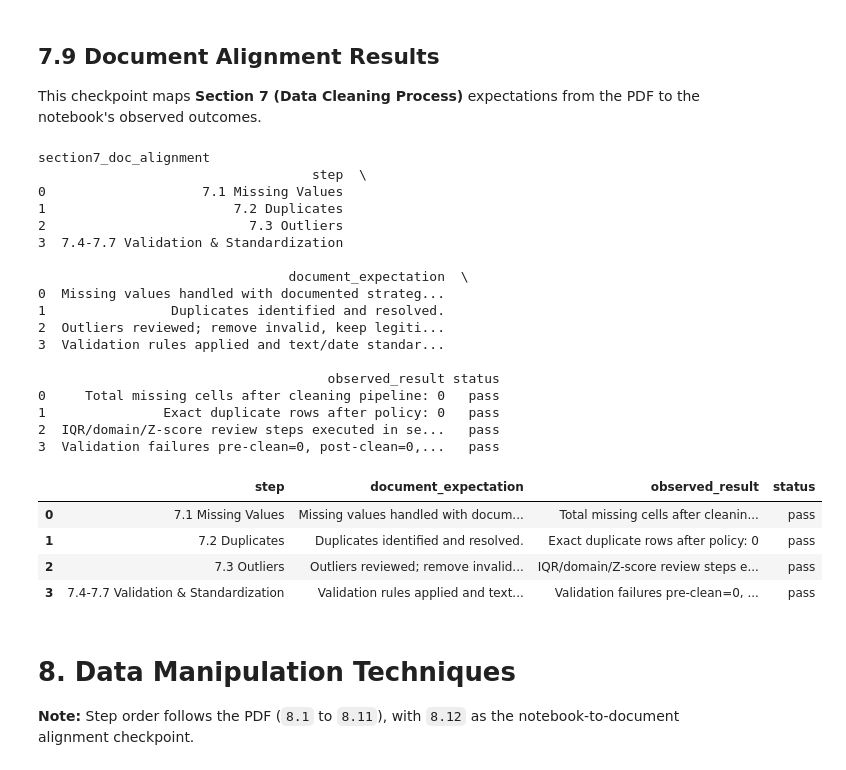
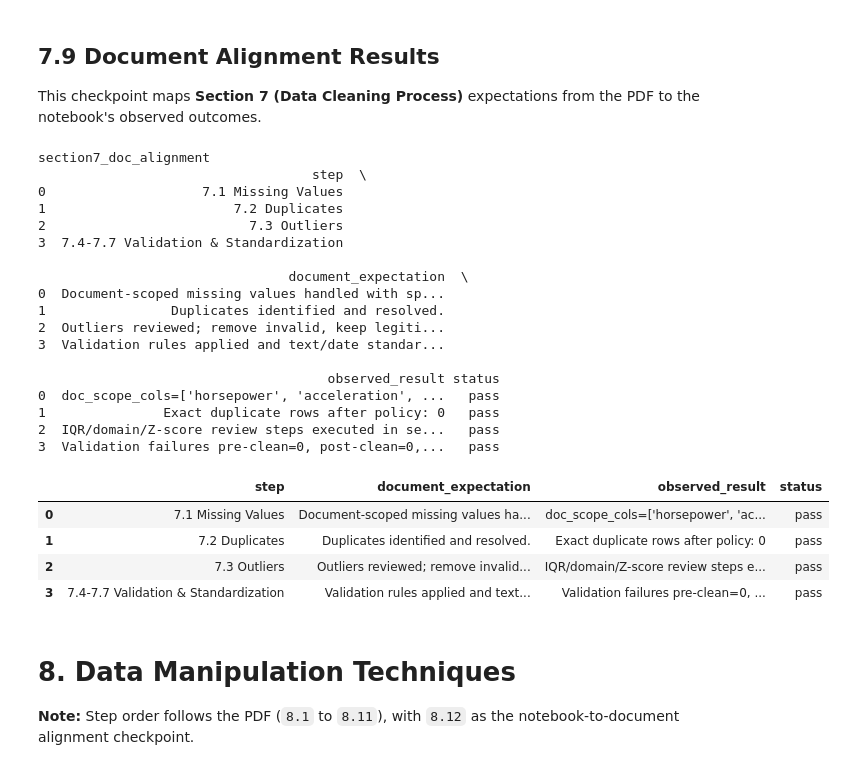
Before and after one commit to khanrajesh/mpg-predictor, a Jupyter notebook: src/train/idea.ipynb, the cells around one changed output. Cells and saved outputs as stored; diff of their text form; code cells hidden in the pictures.

```diff
--- a/src/train/idea.ipynb
+++ b/src/train/idea.ipynb
@@ -36,11 +36,7 @@ from xgboost import XGBRegressor as SGBRegressor
 **Method:** Load and profile the source dataset before cleaning and modeling.
 **Reason:** Establish data provenance, schema, target behavior, time coverage, and quality baseline.
 # %%
-candidate_paths = [
-    Path("../../data/raw/automobile_data.csv"),
-    Path("data/raw/automobile_data.csv"),
-]
-data_path = next((p for p in candidate_paths if p.exists()), candidate_paths[0])
+data_path =Path("../../data/raw/automobile_data.csv")
 
 df = pd.read_csv(data_path)
 df.columns = df.columns.str.strip()
@@ -709,10 +694,6 @@ car_name_model_year_duplicates 461 (4.61% )
 **Method:** Remove exact duplicates and resolve conflicting duplicate groups.
 **Reason:** Keep one consistent representation per vehicle specification.
 # %%
-# Duplicate handling policy
-if "cleaning_log" not in globals():
-    cleaning_log = {}
-
 rows_before = len(df)
 
 # 1) Exact match: remove duplicate rows, keep first
@@ -1519,12 +1500,32 @@ validation_total_post = int(sum(validation_fail_counts_post.values()))
 missing_after_clean = int(df.isna().sum().sum())
 duplicates_after_clean = int(df.duplicated().sum())
 
+# Strict-document scope for Section 7.1 missing-value handling checks.
+doc_numeric_targets = [
+    c for c in ['horsepower', 'acceleration', 'drag_coefficient', 'frontal_area', 'top_speed', 'compression_ratio', 'num_gears']
+    if c in df.columns
+]
+doc_categorical_targets = [
+    c for c in ['fuel_system', 'transmission_type', 'engine_type']
+    if c in df.columns
+]
+doc_scope_cols = doc_numeric_targets + doc_categorical_targets
+
+if doc_scope_cols:
+    doc_scope_missing_total = int(df[doc_scope_cols].isna().sum().sum())
+else:
+    doc_scope_missing_total = np.nan
+
 section7_doc_alignment = pd.DataFrame([
     {
         'step': '7.1 Missing Values',
-        'document_expectation': 'Missing values handled with documented strategies.',
-        'observed_result': f'Total missing cells after cleaning pipeline: {missing_after_clean}',
-        'status': 'pass' if missing_after_clean == 0 else 'review',
+        'document_expectation': 'Document-scoped missing values handled with specified methods (median/regression/forward fill/KNN/mode/unknown).',
+        'observed_result': (
+            f'doc_scope_cols={doc_scope_cols}, '
+            f'doc_scope_missing_total={doc_scope_missing_total}, '
+            f'overall_missing_total={missing_after_clean}'
+        ),
+        'status': 'pass' if pd.notna(doc_scope_missing_total) and doc_scope_missing_total == 0 else 'review',
     },
     {
         'step': '7.2 Duplicates',
@@ -1543,36 +1544,36 @@ section7_doc_alignment = pd.DataFrame([
         'document_expectation': 'Validation rules applied and text/date standardized.',
         'observed_result': (
             f'Validation failures pre-clean={validation_total_pre}, '
             f'post-clean={validation_total_post}, displacement_mode={displacement_mode}'
         ),
         'status': 'pass' if validation_total_post == 0 else 'review',
     },
 ])
 
 print('section7_doc_alignment')
 print(section7_doc_alignment)
 section7_doc_alignment
 # %% [output]
 section7_doc_alignment
                                    step  \
 0                    7.1 Missing Values
 1                        7.2 Duplicates
 2                          7.3 Outliers
 3  7.4-7.7 Validation & Standardization
 
                                 document_expectation  \
-0  Missing values handled with documented strateg...
+0  Document-scoped missing values handled with sp...
 1                Duplicates identified and resolved.
 2  Outliers reviewed; remove invalid, keep legiti...
 3  Validation rules applied and text/date standar...
 
                                      observed_result status
-0     Total missing cells after cleaning pipeline: 0   pass
+0  doc_scope_cols=['horsepower', 'acceleration', ...   pass
 1               Exact duplicate rows after policy: 0   pass
 2  IQR/domain/Z-score review steps executed in se...   pass
 3  Validation failures pre-clean=0, post-clean=0,...   pass
 |  | step | document_expectation | observed_result | status |
-| 0 | 7.1 Missing Values | Missing values handled with docum... | Total missing cells after cleanin... | pass |
+| 0 | 7.1 Missing Values | Document-scoped missing values ha... | doc_scope_cols=['horsepower', 'ac... | pass |
 | 1 | 7.2 Duplicates | Duplicates identified and resolved. | Exact duplicate rows after policy: 0 | pass |
 | 2 | 7.3 Outliers | Outliers reviewed; remove invalid... | IQR/domain/Z-score review steps e... | pass |
 | 3 | 7.4-7.7 Validation & Standardization | Validation rules applied and text... | Validation failures pre-clean=0, ... | pass |
```
Also changed, not shown: parts of 47 cells of this notebook, 1 other file.
